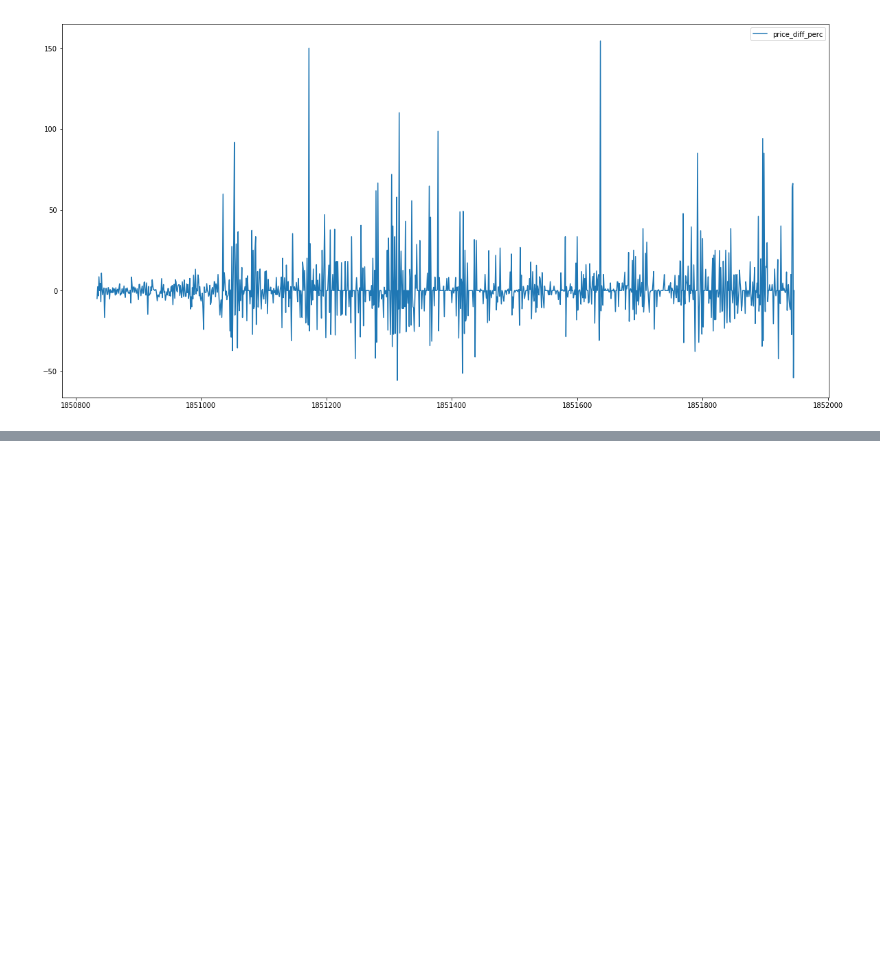
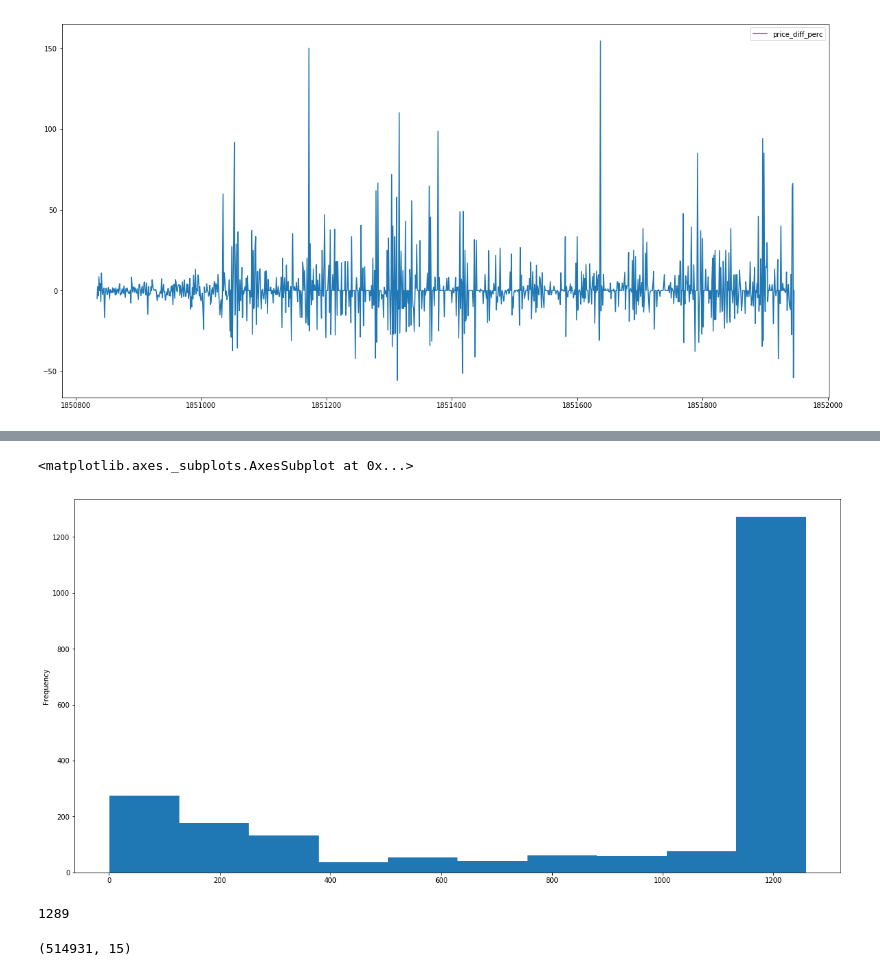
Before and after one commit to ayguno/nasdaq-time-series-analysis, a Jupyter notebook: 1 Parsing and structuring NASDAQ time-series.ipynb, the cells around one changed output, grey strips where cells are left out. Saved outputs shown, nothing was run; the diff lists cells and outputs as text; code cells hidden in the pictures; blank space fills up the shorter version.

```diff
--- a/1 Parsing and structuring NASDAQ time-series.ipynb
+++ b/1 Parsing and structuring NASDAQ time-series.ipynb
@@ -284,0 +404,17 @@ ts_data[ts_data.Symbol == "NVOS"][['price_diff_perc']].plot()
+# %%
+ts_data.groupby('Symbol')['Date'].count().plot.hist()
+# %% [output]
+<matplotlib.axes._subplots.AxesSubplot at 0x...>
+[figure, added]
+# %%
+len(mark_date)
+# %% [output]
+1289
+# %%
+# Basically we will remove any symbol that doesn't have observations on 1259 Dates
+symbols_to_remove = ts_data.groupby('Symbol', as_index= False)['Date'].count().reset_index()
+symbols_to_remove = symbols_to_remove[symbols_to_remove.Date < 1259]
+ts_data_complete = ts_data[~ts_data.Symbol.isin(symbols_to_remove.Symbol)]
+ts_data_complete.shape
+# %% [output]
+(514931, 15)
```
Also changed, not shown: parts of 27 cells of this notebook.
